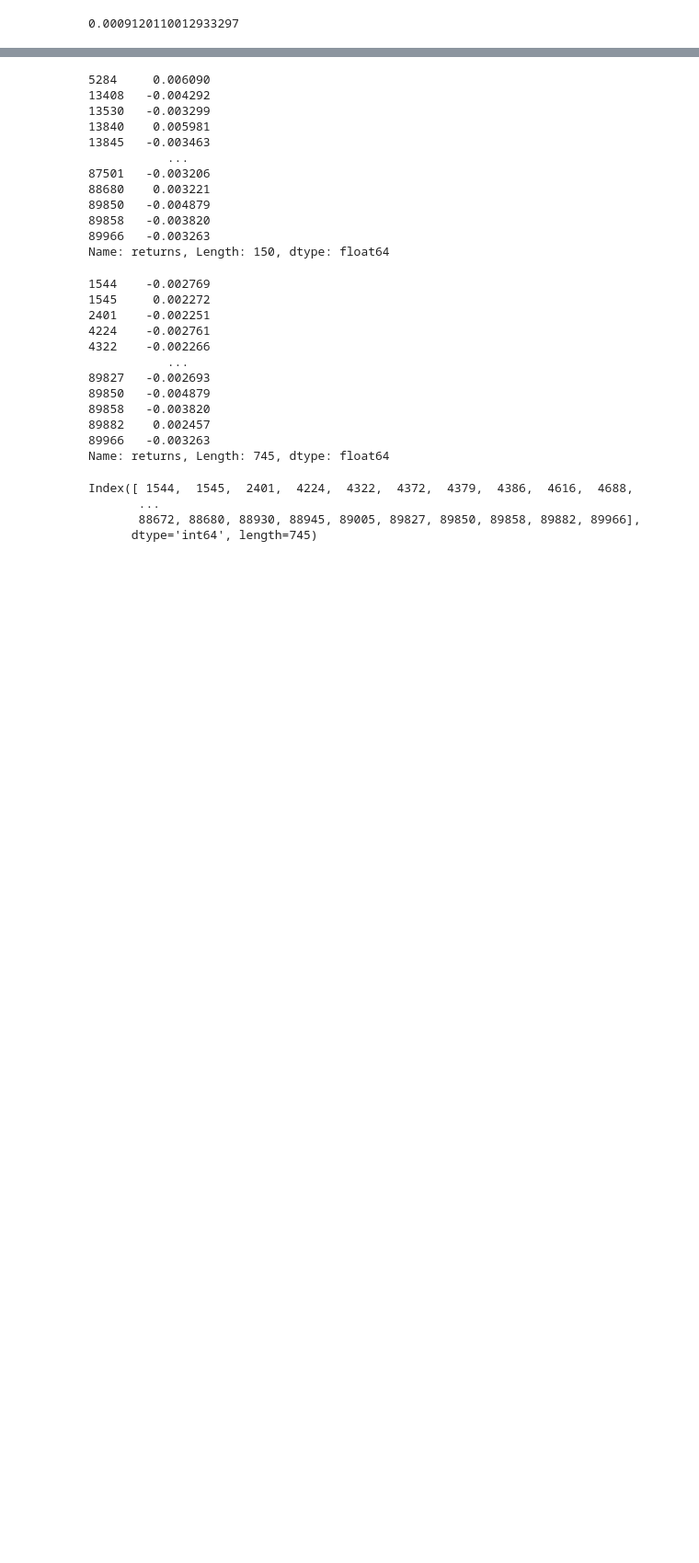
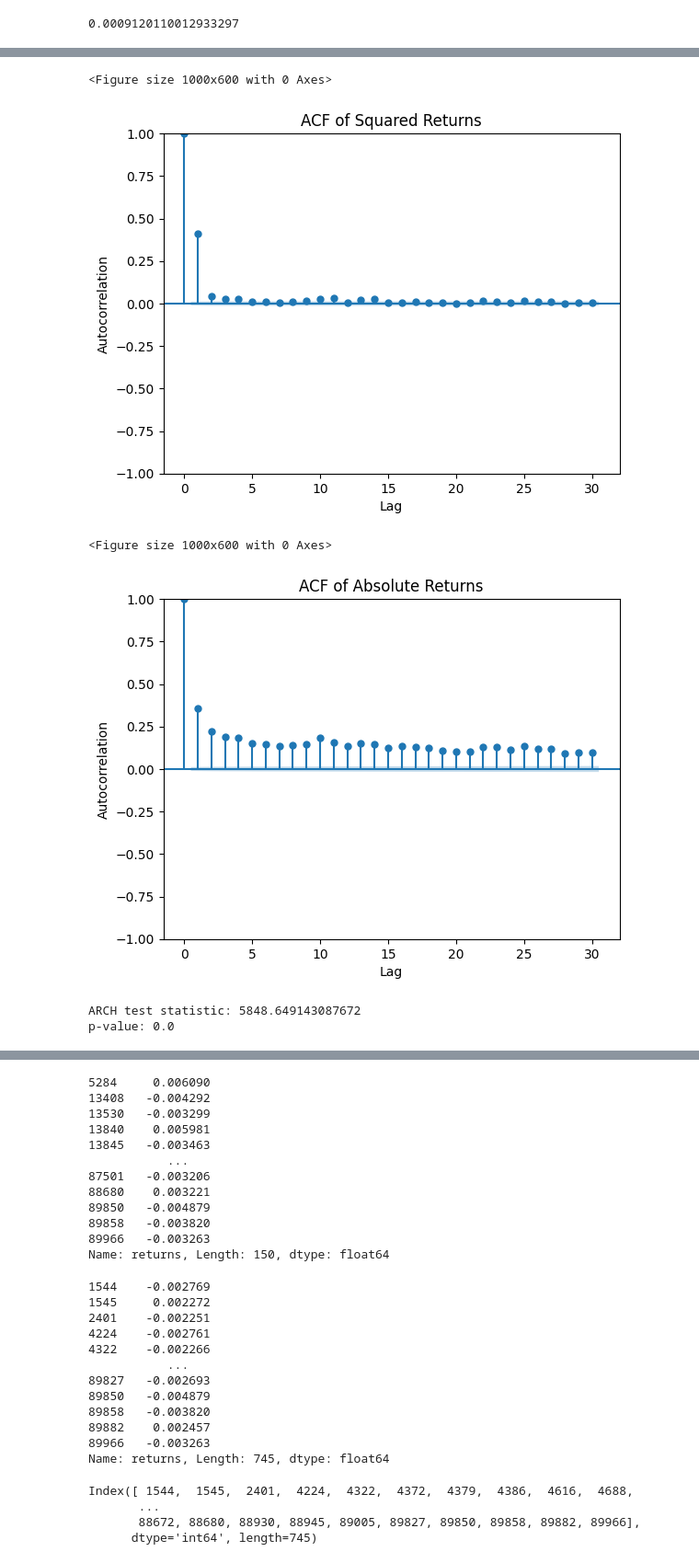
Before and after one commit to UlrichVestuche/IMC-Prosperity-3, a Jupyter notebook: Round_1/Misha/data.ipynb, the cells around one changed output, grey strips where cells are left out. Shown at 92% size. Cells and saved outputs as stored; diff of their text form; code cells hidden in the pictures; blank space fills up the shorter version.

```diff
--- a/Round_1/Misha/data.ipynb
+++ b/Round_1/Misha/data.ipynb
@@ -821,0 +847,42 @@ plt.show()
+# %%
+import matplotlib.pyplot as plt
+import pandas as pd
+from statsmodels.graphics.tsaplots import plot_acf
+
+# Assume 'returns' is your pandas Series of returns from your dataset
+
+# Compute squared returns
+squared_returns = returns ** 2 *10**4
+
+# Plot the autocorrelation function for squared returns
+plt.figure(figsize=(10, 6))
+plot_acf(squared_returns, lags=30)
+plt.title('ACF of Squared Returns')
+plt.xlabel('Lag')
+plt.ylabel('Autocorrelation')
+plt.show()
+
+# Alternatively, using absolute returns
+absolute_returns = returns.abs()
+
+plt.figure(figsize=(10, 6))
+plot_acf(absolute_returns, lags=30)
+plt.title('ACF of Absolute Returns')
+plt.xlabel('Lag')
+plt.ylabel('Autocorrelation')
+plt.show()
+# %% [output]
+<Figure size 1000x600 with 0 Axes>
+[figure, added]
+<Figure size 1000x600 with 0 Axes>
+[figure, added]
+# %%
+from statsmodels.stats.diagnostic import het_arch
+
+# Perform the ARCH test on returns
+test_result = het_arch(returns)
+print("ARCH test statistic:", test_result[0])
+print("p-value:", test_result[1])
+# %% [output]
+ARCH test statistic: 5848.649143087672
+p-value: 0.0
```
Also changed, not shown: parts of 20 cells of this notebook, 2 other files.
